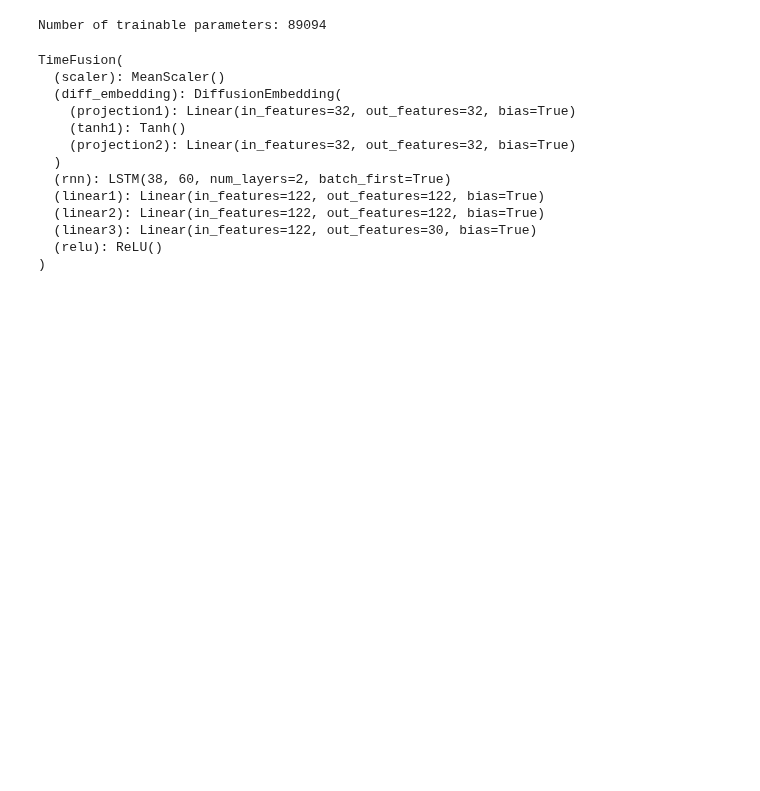
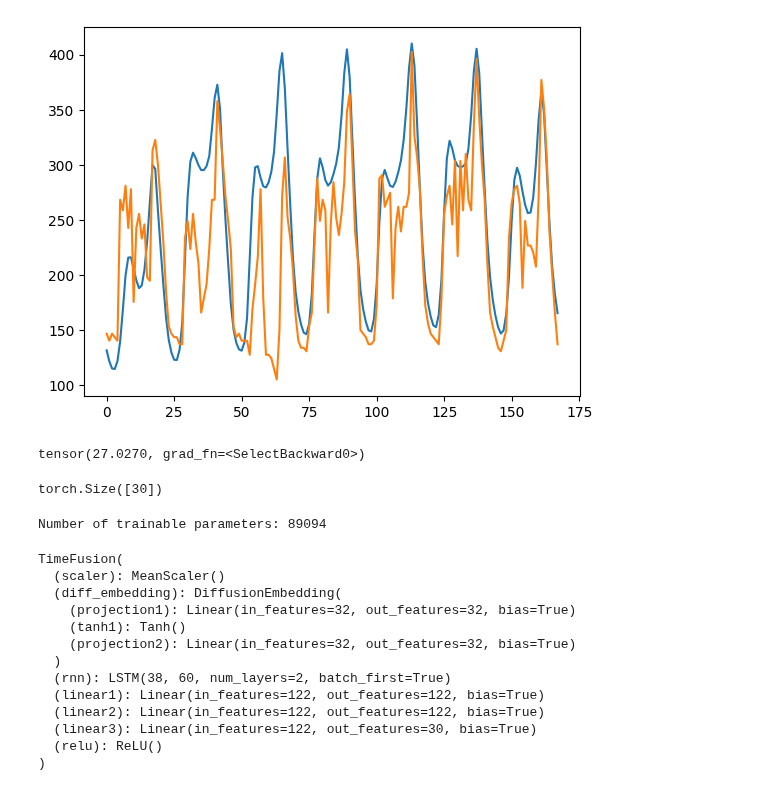
Before and after one commit to EdvardJSHolen/Final-Year-Project, a Jupyter notebook: TimeFusion/electricity.ipynb, the cells around one changed output. Drawn from its saved outputs; the diff is of its cells as text; code cells hidden in the pictures; blank space fills up the shorter version.

Commit message:
messy code before neat implementation of deterministic network

```diff
--- a/TimeFusion/electricity.ipynb
+++ b/TimeFusion/electricity.ipynb
@@ -68,0 +178,2 @@ val_loader = DataLoader(
+# %%
+predictor.train_network(train_loader,val_loader)
@@ -69,3 +198,51 @@ val_loader = DataLoader(
+# %%
+# Set the network into evaluation mode
+predictor.train(False)
+import copy
+
+with torch.no_grad():
+    idx = 50
+    # Sample for the same length as prediction length
+    samples = torch.zeros(size=(30,prediction_length))
+    for pred_idx in range(prediction_length):
+
+        # Get context Tensor at index
+        context = test_dataset.get_sample_tensor(idx + pred_idx)
+
+        context = copy.deepcopy(context)
+
+        # Repeat token to give correct batch size
+        context = context.unsqueeze(0)
+
+        # Replace existing data into Tensor
+        if pred_idx > 0:
+            context[0,test_dataset.ts_columns,-pred_idx:] = samples[:,max(0,pred_idx - context.shape[2]):pred_idx]
+
+        # Scale data
+        context = predictor.scaler(context)
+
+        x = predictor(context)
+
+        x = predictor.scaler.unscale(x.unsqueeze(-1))
+
+        samples[:,pred_idx] = x[0,:,0]
+
+    samples = samples.cpu().numpy()
+# %%
+with torch.no_grad():
+    tmp, tmp2 = test_dataset[idx]
+    plt.plot(samples[15])
+    plt.plot(test_dataset.tensor_data[idx:idx+prediction_length,15])
+# %% [output]
+[figure, added]
+# %%
+test_dataset.tensor_data[800,1]
+# %% [output]
+tensor(27.0270, grad_fn=<SelectBackward0>)
+# %%
+tmp2.shape
+# %% [output]
+torch.Size([30])
 # %%
 predictor = TimeFusion(
     prediction_length = prediction_length,
```
Also changed, not shown: parts of 9 cells of this notebook, 2 other files.
